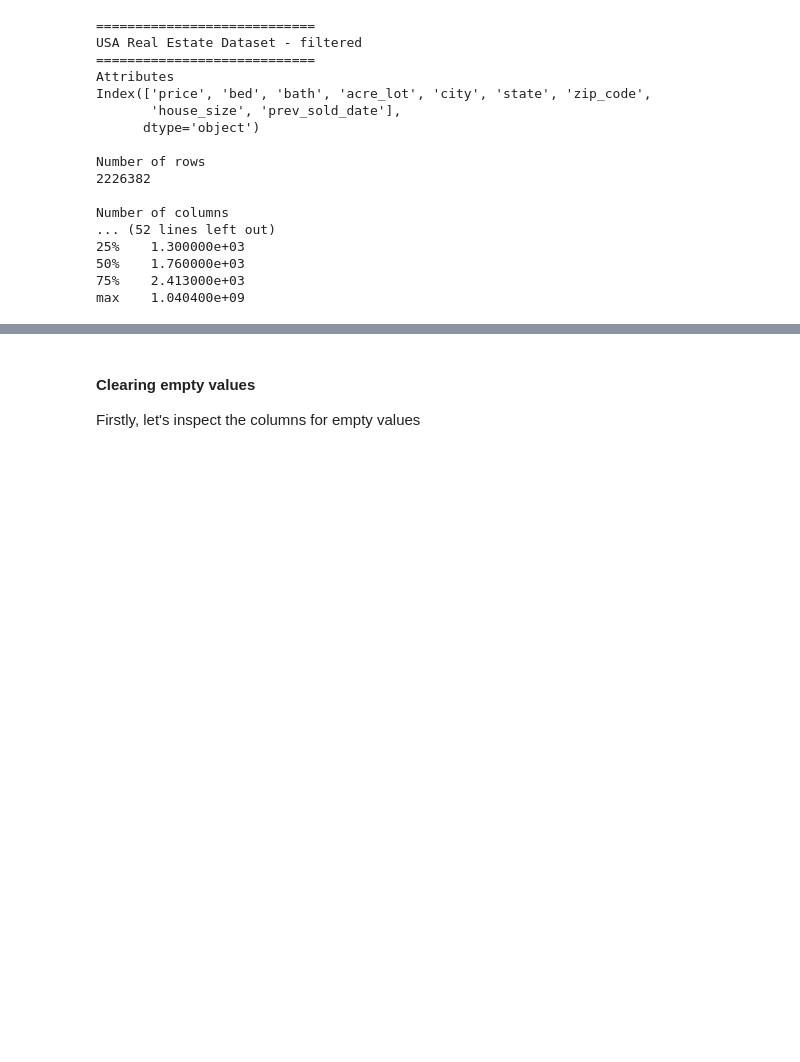
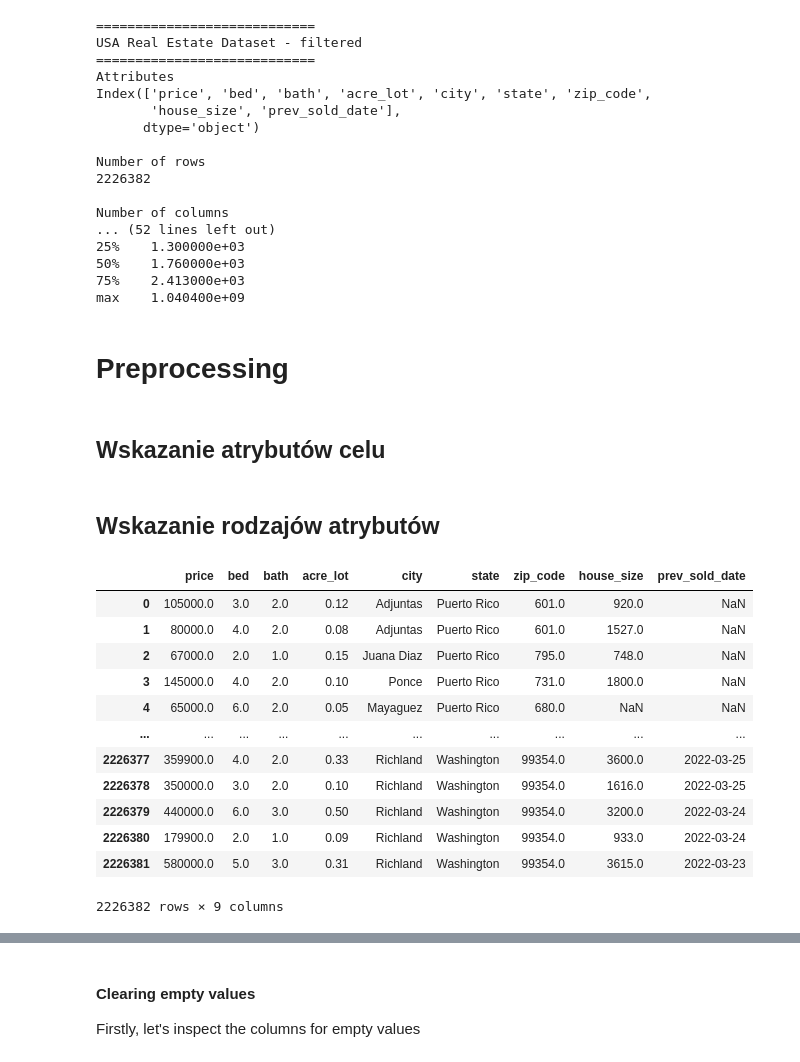
Before and after one commit to Deptage/data_mining_project, a Jupyter notebook: src/Data_Mining_Project.ipynb, the cells around one changed output, grey strips where cells are left out. Drawn from its saved outputs; the diff is of its cells as text; code cells hidden in the pictures; blank space fills up the shorter version.

```diff
--- a/src/Data_Mining_Project.ipynb
+++ b/src/Data_Mining_Project.ipynb
@@ -143,3 +143,7 @@ Number of columns
 50%    1.760000e+03
 75%    2.413000e+03
 max    1.040400e+09
+# %% [markdown]
+# Preprocessing
+# %% [markdown]
+## Wskazanie atrybutów celu
@@ -145,0 +152,18 @@ max    1.040400e+09
+# %% [markdown]
+## Wskazanie rodzajów atrybutów
+# %%
+ured_filtered
+# %% [output]
+|  | price | bed | bath | acre_lot | city | state | zip_code | house_size | prev_sold_date |
+| 0 | 105000.0 | 3.0 | 2.0 | 0.12 | Adjuntas | Puerto Rico | 601.0 | 920.0 | NaN |
+| 1 | 80000.0 | 4.0 | 2.0 | 0.08 | Adjuntas | Puerto Rico | 601.0 | 1527.0 | NaN |
+| 2 | 67000.0 | 2.0 | 1.0 | 0.15 | Juana Diaz | Puerto Rico | 795.0 | 748.0 | NaN |
+| 3 | 145000.0 | 4.0 | 2.0 | 0.10 | Ponce | Puerto Rico | 731.0 | 1800.0 | NaN |
+| 4 | 65000.0 | 6.0 | 2.0 | 0.05 | Mayaguez | Puerto Rico | 680.0 | NaN | NaN |
+| ... | ... | ... | ... | ... | ... | ... | ... | ... | ... |
+| 2226377 | 359900.0 | 4.0 | 2.0 | 0.33 | Richland | Washington | 99354.0 | 3600.0 | 2022-03-25 |
+| 2226378 | 350000.0 | 3.0 | 2.0 | 0.10 | Richland | Washington | 99354.0 | 1616.0 | 2022-03-25 |
+| 2226379 | 440000.0 | 6.0 | 3.0 | 0.50 | Richland | Washington | 99354.0 | 3200.0 | 2022-03-24 |
+| 2226380 | 179900.0 | 2.0 | 1.0 | 0.09 | Richland | Washington | 99354.0 | 933.0 | 2022-03-24 |
+| 2226381 | 580000.0 | 5.0 | 3.0 | 0.31 | Richland | Washington | 99354.0 | 3615.0 | 2022-03-23 |
+2226382 rows × 9 columns
```
Also changed, not shown: parts of 8 cells of this notebook.
